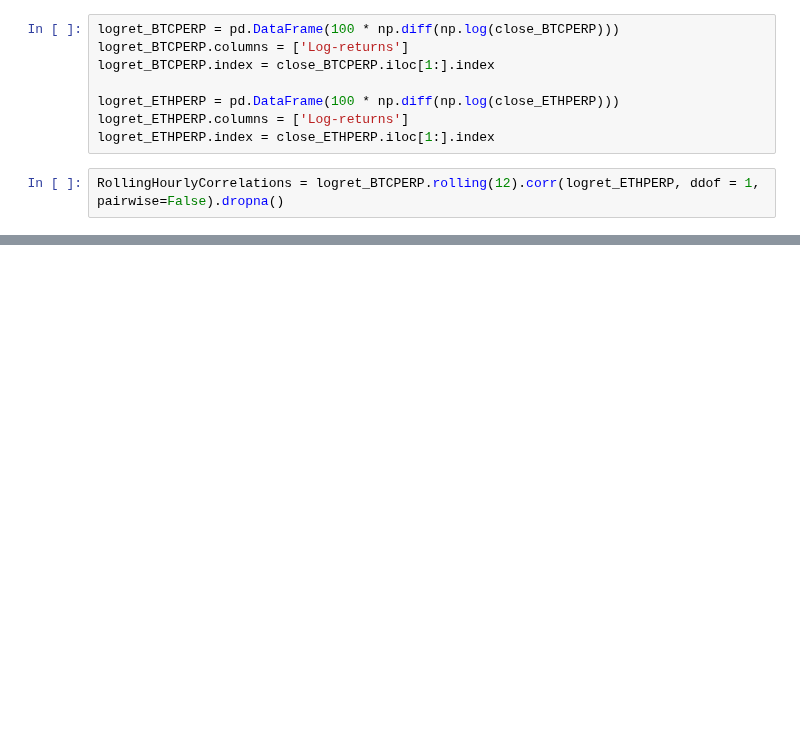
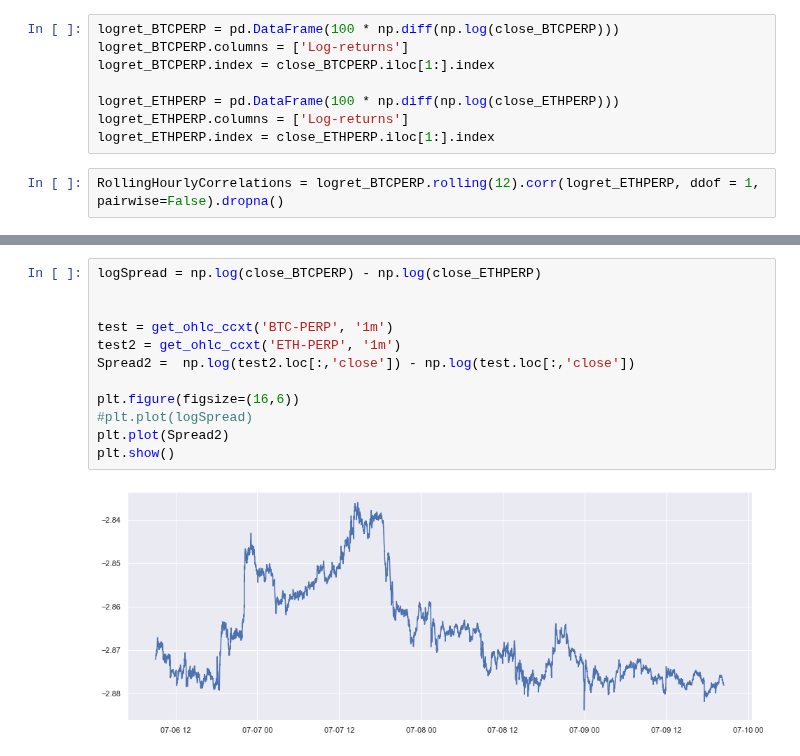
Before and after one commit to EdgyPanda/Python-Projects, a Jupyter notebook: Testing-for-cointegration-in-the-crypto-futures-market/CointegrationAnalysis.ipynb, the cells around one changed output, grey strips where cells are left out. Cells and saved outputs as stored; diff of their text form; blank space fills up the shorter version.

```diff
--- a/Testing-for-cointegration-in-the-crypto-futures-market/CointegrationAnalysis.ipynb
+++ b/Testing-for-cointegration-in-the-crypto-futures-market/CointegrationAnalysis.ipynb
@@ -91,0 +100,14 @@ data = check_pair('BTC-PERP', 'ETH-PERP', '5m')
+# %%
+logSpread = np.log(close_BTCPERP) - np.log(close_ETHPERP)
+
+
+test = get_ohlc_ccxt('BTC-PERP', '1m')
+test2 = get_ohlc_ccxt('ETH-PERP', '1m')
+Spread2 =  np.log(test2.loc[:,'close']) - np.log(test.loc[:,'close'])
+
+plt.figure(figsize=(16,6))
+#plt.plot(logSpread)
+plt.plot(Spread2)
+plt.show()
+# %% [output]
+[figure, added]
```
Also changed, not shown: parts of 6 cells of this notebook.
